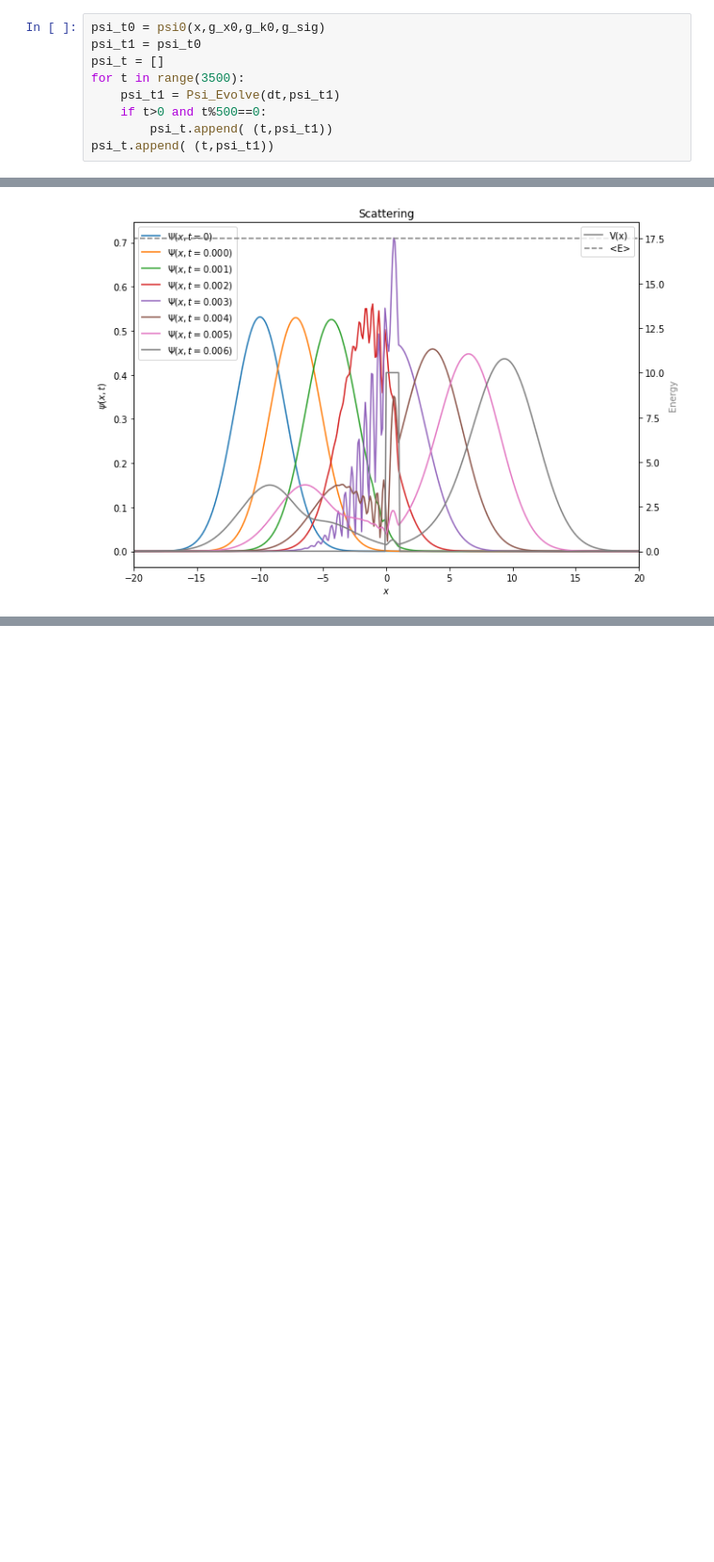
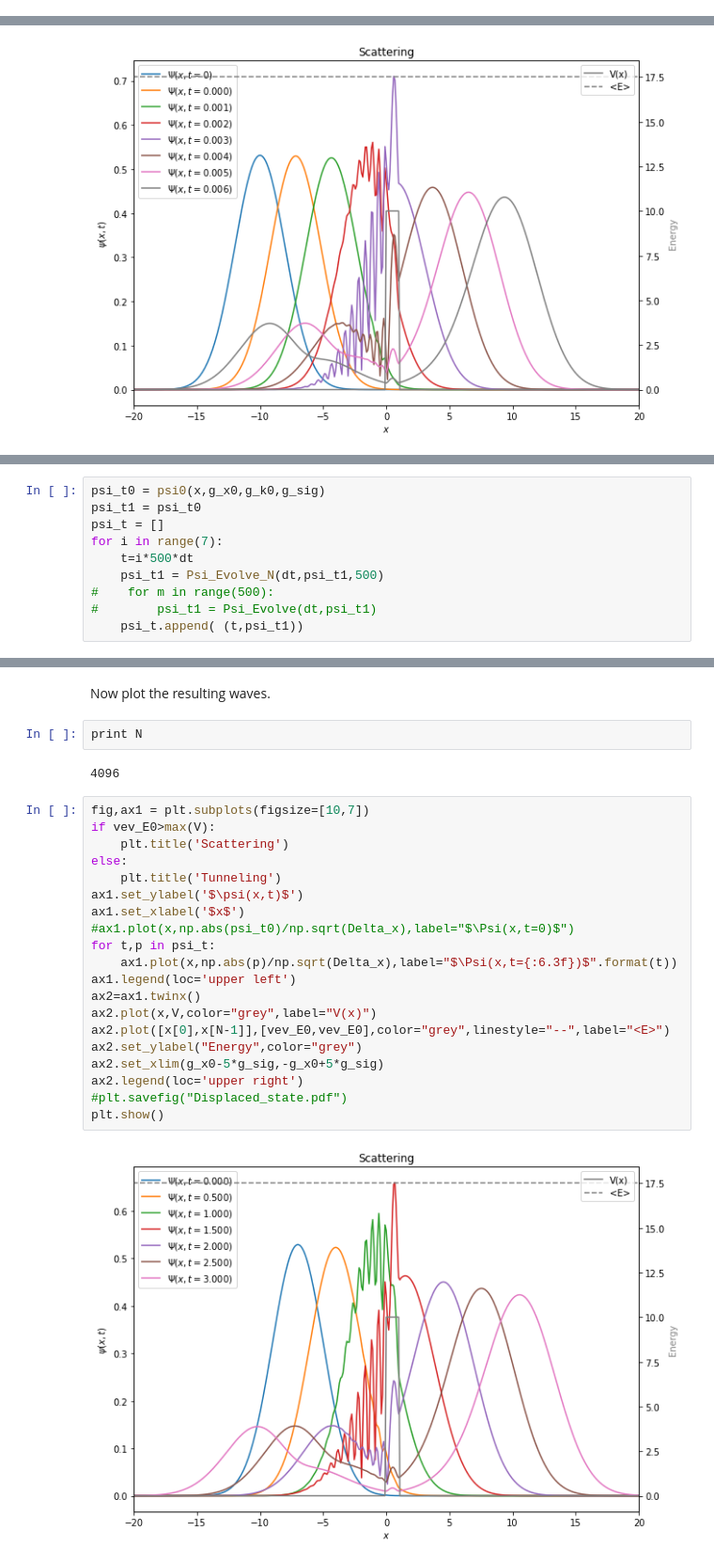
Before and after one commit to mholtrop/QMPython, a Jupyter notebook: TimePropagation_of_WF.ipynb, the cells around one changed output, grey strips where cells are left out. Shown: that part at 94% size. Cells and saved outputs as stored; diff of their text form; blank space fills up the shorter version.

```diff
--- a/TimePropagation_of_WF.ipynb
+++ b/TimePropagation_of_WF.ipynb
@@ -187,9 +79,0 @@ We can now take an initial state, a gaussian, and propagate it in time by steps
-# %%
-psi_t0 = psi0(x,g_x0,g_k0,g_sig)
-psi_t1 = psi_t0
-psi_t = []
-for t in range(3500):
-    psi_t1 = Psi_Evolve(dt,psi_t1)
-    if t>0 and t%500==0:
-        psi_t.append( (t,psi_t1))
-psi_t.append( (t,psi_t1))
@@ -394,0 +389,10 @@ Calculate a movie.
+# %%
+psi_t0 = psi0(x,g_x0,g_k0,g_sig)
+psi_t1 = psi_t0
+psi_t = []
+for i in range(7):
+    t=i*500*dt
+    psi_t1 = Psi_Evolve_N(dt,psi_t1,500)
+#    for m in range(500):
+#        psi_t1 = Psi_Evolve(dt,psi_t1)
+    psi_t.append( (t,psi_t1))
@@ -394,0 +422,28 @@ Calculate a movie.
+# %% [markdown]
+Now plot the resulting waves.
+# %%
+print N
+# %% [output]
+4096
+# %%
+fig,ax1 = plt.subplots(figsize=[10,7])
+if vev_E0>max(V):
+    plt.title('Scattering')
+else:
+    plt.title('Tunneling')
+ax1.set_ylabel('$\psi(x,t)$')
+ax1.set_xlabel('$x$')
+#ax1.plot(x,np.abs(psi_t0)/np.sqrt(Delta_x),label="$\Psi(x,t=0)$")
+for t,p in psi_t:
+    ax1.plot(x,np.abs(p)/np.sqrt(Delta_x),label="$\Psi(x,t={:6.3f})$".format(t))
+ax1.legend(loc='upper left')
+ax2=ax1.twinx()
+ax2.plot(x,V,color="grey",label="V(x)")
+ax2.plot([x[0],x[N-1]],[vev_E0,vev_E0],color="grey",linestyle="--",label="<E>")
+ax2.set_ylabel("Energy",color="grey")
+ax2.set_xlim(g_x0-5*g_sig,-g_x0+5*g_sig)
+ax2.legend(loc='upper right')
+#plt.savefig("Displaced_state.pdf")
+plt.show()
+# %% [output]
+[figure, added]
```
Also changed, not shown: parts of 31 cells of this notebook.
